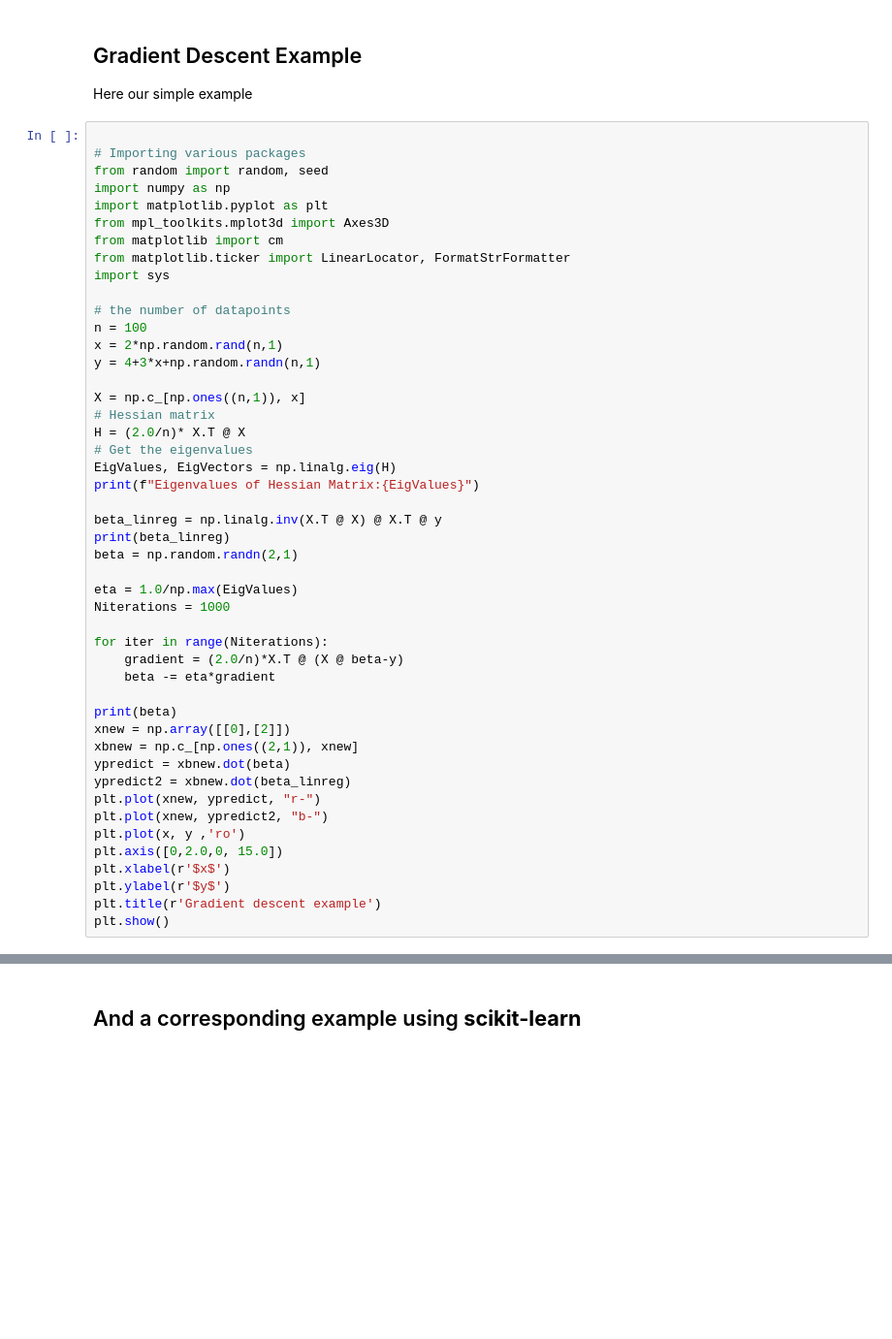
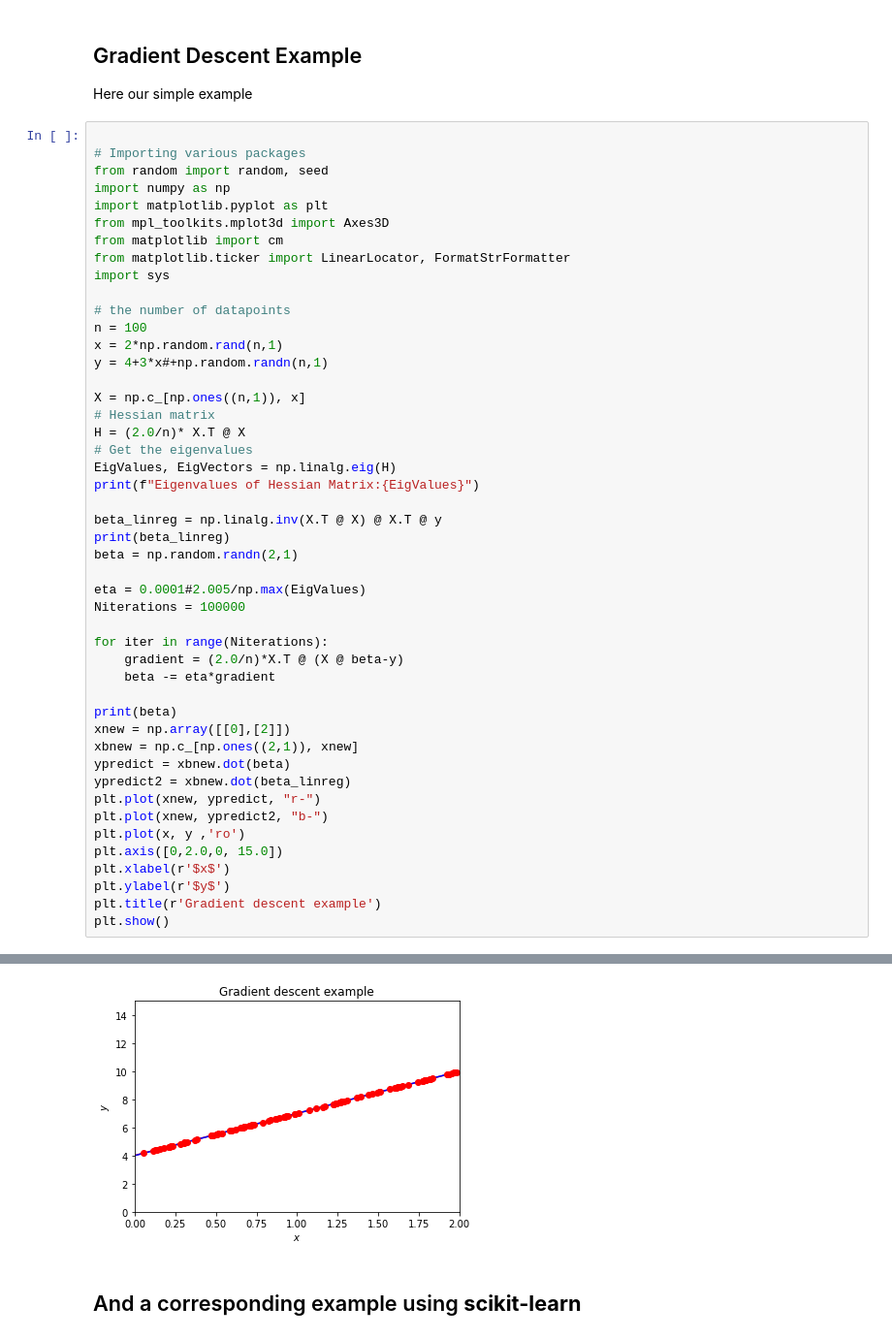
Before and after one commit to CompPhysics/CompSciProgram, a Jupyter notebook: doc/pub/week45/ipynb/week45.ipynb, the cells around one changed output, grey strips where cells are left out. Shown at 97% size. Cells and saved outputs as stored; diff of their text form; blank space fills up the shorter version.

```diff
--- a/doc/pub/week45/ipynb/week45.ipynb
+++ b/doc/pub/week45/ipynb/week45.ipynb
@@ -1576,7 +1576,7 @@ import sys
 # the number of datapoints
 n = 100
 x = 2*np.random.rand(n,1)
-y = 4+3*x+np.random.randn(n,1)
+y = 4+3*x#+np.random.randn(n,1)
 
 X = np.c_[np.ones((n,1)), x]
 # Hessian matrix
@@ -1589,8 +1589,8 @@ beta_linreg = np.linalg.inv(X.T @ X) @ X.T @ y
 print(beta_linreg)
 beta = np.random.randn(2,1)
 
-eta = 1.0/np.max(EigValues)
-Niterations = 1000
+eta = 0.0001#2.005/np.max(EigValues)
+Niterations = 100000
 
 for iter in range(Niterations):
     gradient = (2.0/n)*X.T @ (X @ beta-y)
@@ -1609,3 +1609,4 @@ plt.xlabel(r'$x$')
 plt.ylabel(r'$y$')
 plt.title(r'Gradient descent example')
 plt.show()
+# %% [output]
@@ -1612,3 +1618,4 @@ plt.show()
+[figure, added]
 # %% [markdown]
 ## And a corresponding example using **scikit-learn**
 # %%
```
Also changed, not shown: parts of 6 cells of this notebook, 9 other files.
